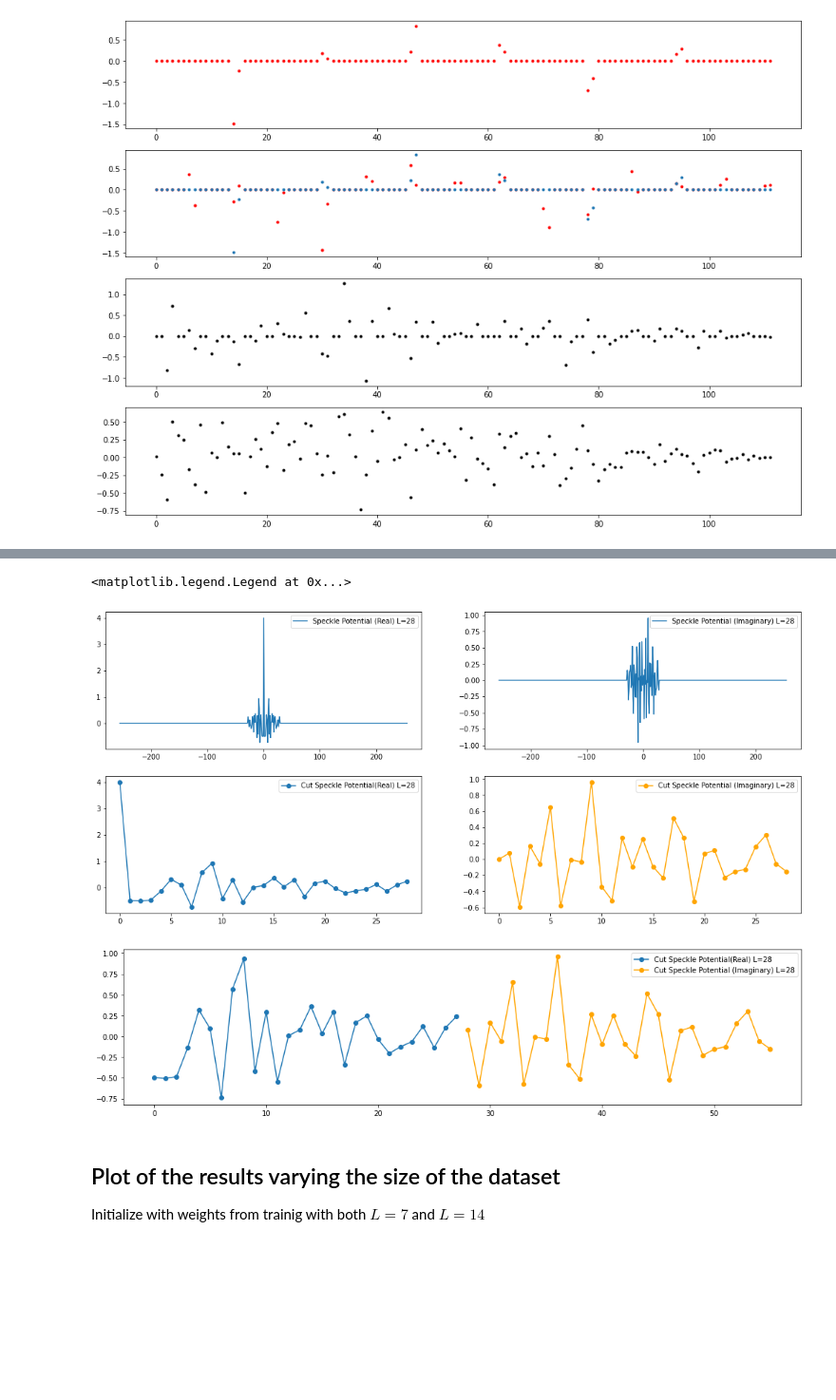
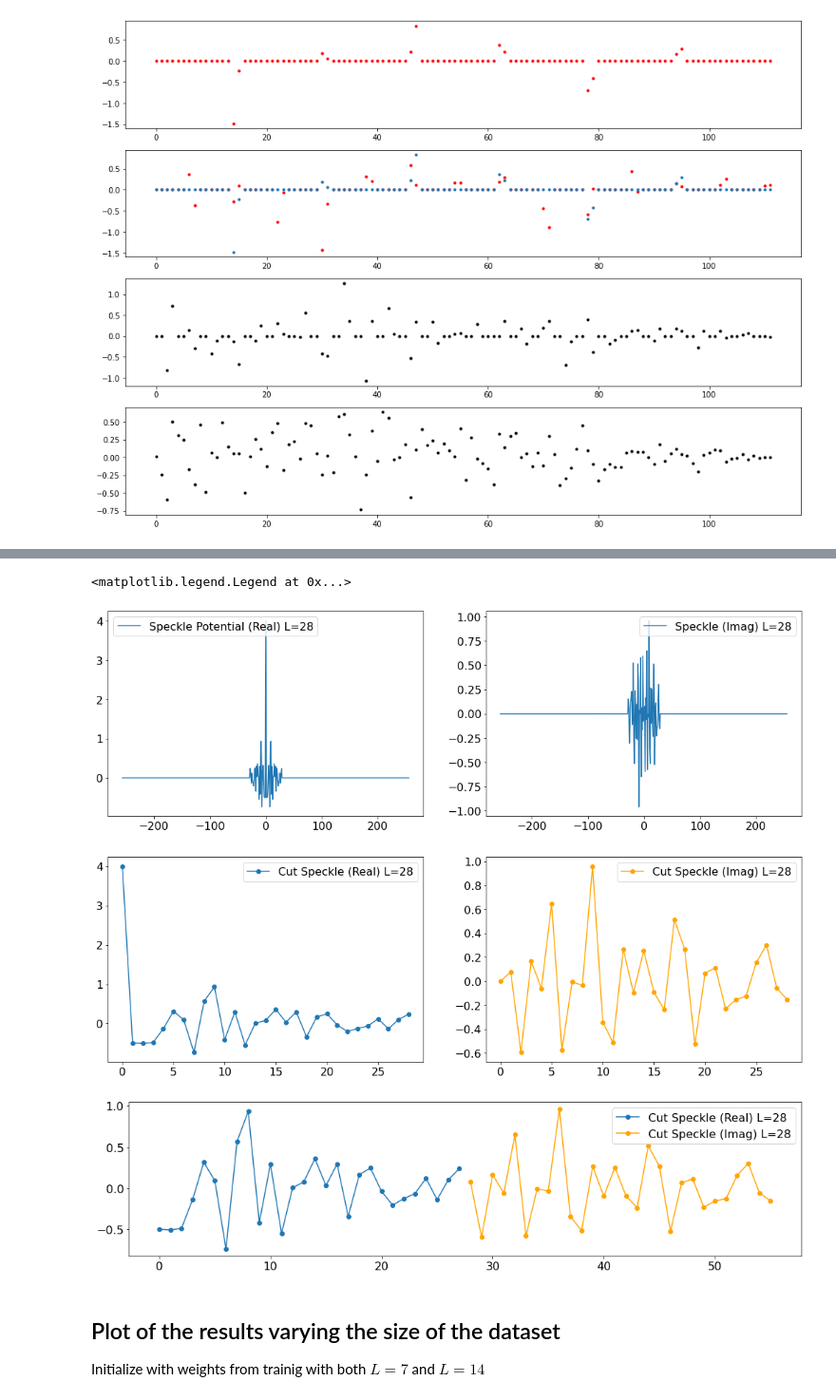
Before and after one commit to gscriva/dlai-project, a Jupyter notebook: readdata.ipynb, the cells around one changed output, grey strips where cells are left out. Shown at 95% size. Cells and saved outputs as stored; diff of their text form; code cells hidden in the pictures; blank space fills up the shorter version.

```diff
--- a/readdata.ipynb
+++ b/readdata.ipynb
@@ -425,7 +446,8 @@ plt.plot(dataset_new[3][5,:], '.', color='black')
 [<matplotlib.lines.Line2D at 0x...>]
 [figure]
 # %%
-fig = plt.figure(figsize=(16,10))
+fig = plt.figure(figsize=(18,12))
+plt.rcParams.update({'font.size': 16})
 
 plt.subplot(3,1,1)
 array2plot7 = np.full(dataset_new[0][5,:].shape, None)
@@ -438,12 +460,17 @@ plt.tick_params(
     labelbottom=True,
     labelleft=False,)
 plt.scatter(range(112), array2plot7, label='L=7', linewidths=1)
+# plot7 = np.full(dataset_new[0][5,:].shape, None)
+# plot7[array2plot7 != 1] = 0.9
+plt.ylim(0, 2)
+#plt.scatter(range (112), plot7, linewidths=1, marker="x", c="black", label="Zeros freq")
 plt.legend()
 
 
 plt.subplot(3,1,2)
 array2plot14 = np.full(dataset_new[0][5,:].shape, None)
 array2plot14[np.logical_and(dataset_new[1][5,:]!=0, dataset_new[0][5,:]==0)] = 1
+array2plot14[dataset_new[1][5,:]!=0] = 1
 plt.tick_params(
     axis='both',          # changes apply to the x-axis
     which='both',      # both major and minor ticks are affected
@@ -451,8 +478,12 @@ plt.tick_params(
     left=False,     # ticks along the bottom edge are off
     labelbottom=True,
     labelleft=False,)
-plt.scatter(range(112), array2plot7, label='L=7')
+#plt.scatter(range(112), array2plot7, label='L=7')
 plt.scatter(range(112), array2plot14, label='L=14', linewidths=1)
+plot7 = np.full(dataset_new[0][5,:].shape, None)
+plot7[np.logical_and(array2plot14 != 1, array2plot7 != 1)] = 0.9
+plt.ylim(0, 2)
+plt.scatter(range (112), plot7, linewidths=1, marker="x", c="black", label="Zeros freq")
 plt.legend()
 
 
@@ -476,47 +507,48 @@ plt.legend()
 # %%
 train_28 = np.load('dataset/train_data_L28.npz')
 # %%
-plt.figure(figsize=(18,8))
+plt.figure(figsize=(18,12))
+plt.rcParams.update({'font.size': 16})
 
 #[5,192:320]
 
 plt.subplot(2,2,1)
 ax = np.arange(-256, 256)
 plt.plot(ax, np.fft.fftshift(np.fft.fft(train_28['speckleR'], norm='forward').real)[5,:], '-', label='Speckle Potential (Real) L=28')
 #plt.plot(ax, np.fft.fftshift(np.fft.fft(train_28['speckleR'], norm='forward').imag)[5,192:320], '--', label='Speckle Potential () L=28')
 # plt.hlines(train_28['evalues'][5], xmin=-10, xmax=515, colors='red', linestyles='dashed', label='Ground State Energy')
-plt.legend(loc='best')
+plt.legend(loc='upper left')
 
 plt.subplot(2,2,2)
 ax = np.arange(-256, 256)
 #plt.plot(ax, np.fft.fftshift(np.fft.fft(train_28['speckleR'], norm='forward').real)[5,192:320], '--', label='Speckle Potential (Real) L=28')
-plt.plot(ax, np.fft.fftshift(np.fft.fft(train_28['speckleR'], norm='forward').imag)[5,:], '-', label='Speckle Potential (Imaginary) L=28')
+plt.plot(ax, np.fft.fftshift(np.fft.fft(train_28['speckleR'], norm='forward').imag)[5,:], '-', label='Speckle (Imag) L=28')
 # plt.hlines(train_28['evalues'][5], xmin=-10, xmax=515, colors='red', linestyles='dashed', label='Ground State Energy')
-plt.legend(loc='best')
+plt.legend(loc='upper right')
 
 
 plt.subplot(2,2,3)
 ax = np.arange(29)
-plt.plot(ax, np.fft.fftshift(np.fft.fft(train_28['speckleR'], norm='forward').real)[5,256:285], 'o-', label='Cut Speckle Potential(Real) L=28')
+plt.plot(ax, np.fft.fftshift(np.fft.fft(train_28['speckleR'], norm='forward').real)[5,256:285], 'o-', label='Cut Speckle (Real) L=28')
 #plt.plot(ax, np.fft.fftshift(np.fft.fft(train_28['speckleR'], norm='forward').imag)[5,:], '-', label='Speckle Potential (Imaginary) L=28')
 # plt.hlines(train_28['evalues'][5], xmin=-10, xmax=515, colors='red', linestyles='dashed', label='Ground State Energy')
 plt.legend(loc='best')
 
 plt.subplot(2,2,4)
 ax = np.arange(29)
 #plt.plot(ax, np.fft.fftshift(np.fft.fft(train_28['speckleR'], norm='forward').real)[5,192:320], '--', label='Speckle Potential (Real) L=28')
-plt.plot(ax, np.fft.fftshift(np.fft.fft(train_28['speckleR'], norm='forward').imag)[5,256:285], 'o-', color='orange', label='Cut Speckle Potential (Imaginary) L=28')
+plt.plot(ax, np.fft.fftshift(np.fft.fft(train_28['speckleR'], norm='forward').imag)[5,256:285], 'o-', color='orange', label='Cut Speckle (Imag) L=28')
 # plt.hlines(train_28['evalues'][5], xmin=-10, xmax=515, colors='red', linestyles='dashed', label='Ground State Energy')
 plt.legend(loc='best')
 
 plt.figure(figsize=(17,4))
-plt.plot(np.arange(0,28), np.fft.fftshift(np.fft.fft(train_28['speckleR'], norm='forward').real)[5,257:285], 'o-', label='Cut Speckle Potential(Real) L=28')
-plt.plot(np.arange(28,56), np.fft.fftshift(np.fft.fft(train_28['speckleR'], norm='forward').imag)[5,257:285], 'o-', color='orange', label='Cut Speckle Potential (Imaginary) L=28')
+plt.plot(np.arange(0,28), np.fft.fftshift(np.fft.fft(train_28['speckleR'], norm='forward').real)[5,257:285], 'o-', label='Cut Speckle (Real) L=28')
+plt.plot(np.arange(28,56), np.fft.fftshift(np.fft.fft(train_28['speckleR'], norm='forward').imag)[5,257:285], 'o-', color='orange', label='Cut Speckle (Imag) L=28')
 plt.legend(loc='best')
 # %% [output]
 <matplotlib.legend.Legend at 0x...>
-[figure, old version]
+[figure, new version]
-[figure, old version]
+[figure, new version]
 # %% [markdown]
 ## Plot of the results varying the size of the dataset
 Initialize with weights from trainig with both $L=7$ and $L=14$
```
Also changed, not shown: parts of 12 cells of this notebook.
